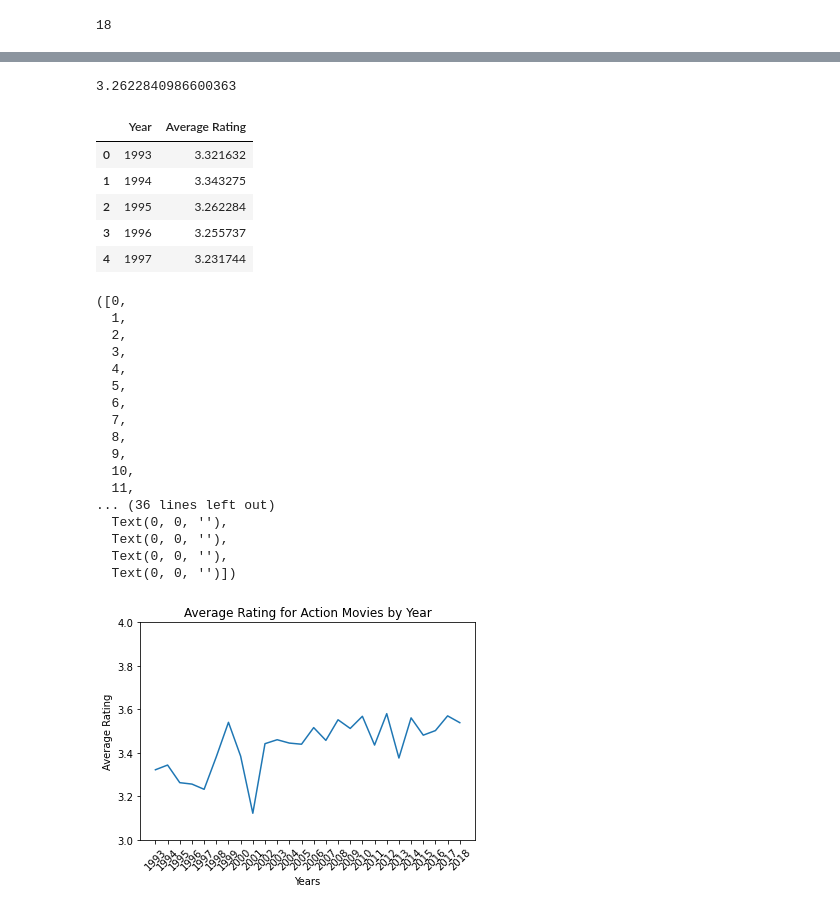
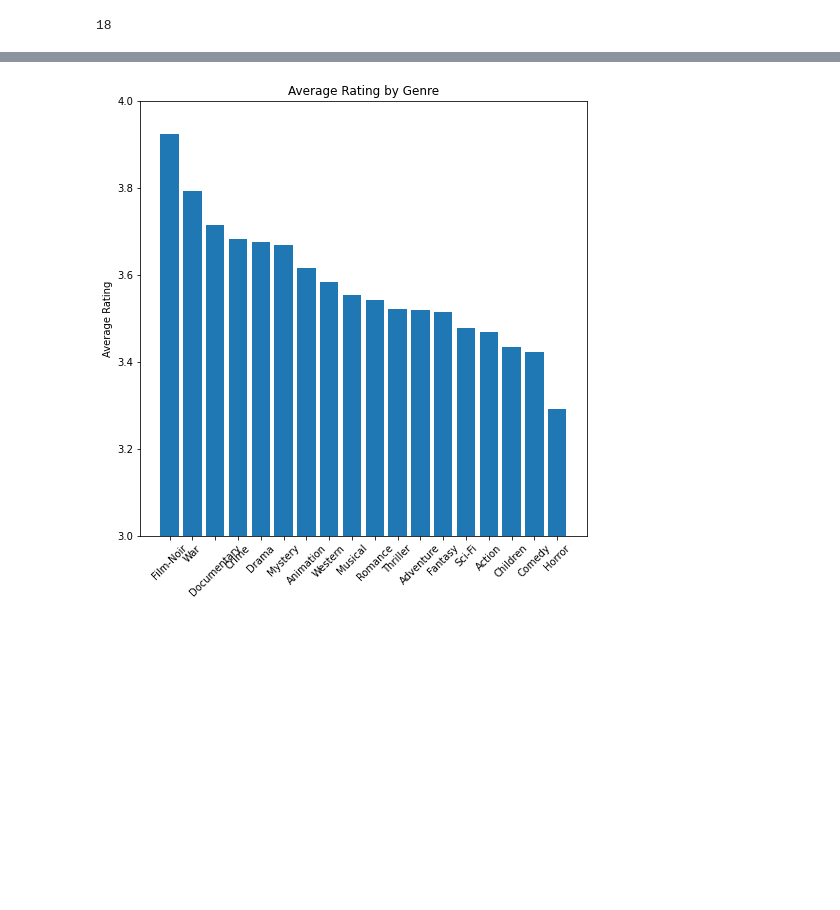
Before and after one commit to blancacarretero/movie-recommendation-engine, a Jupyter notebook: main.ipynb, the cells around one changed output, grey strips where cells are left out. Drawn from its saved outputs; the diff is of its cells as text; code cells hidden in the pictures; blank space fills up the shorter version.

Commit message:
plot function by year, reduced dataset

```diff
--- a/main.ipynb
+++ b/main.ipynb
@@ -171,0 +156,2 @@ movie_ratings.head()
+# %%
+reduced = movie_ratings.sample(1000000)
@@ -171,0 +160,5 @@ movie_ratings.head()
+# %%
+reduced['year'] = reduced.title.str.extract('\((.*)\)')[0]
+
+reduced['release_year'] = reduced['year'].str.split('(').str[-1]
+reduced = reduced.drop(columns = ['year'])
@@ -177,7 +179,7 @@ print(len(genres))
 # %% [output]
 18
 # %%
-def genre_ratings(genre):
-    df = movies_df[movies_df['genres'].str.contains(genre, regex=False)]
-    genre_df = ratings_df.merge(df, how="inner")
-    return genre_df
+# def genre_ratings(genre):
+#     df = movies_df[movies_df['genres'].str.contains(genre, regex=False)]
+#     genre_df = ratings_df.merge(df, how="inner")
+#     return genre_df
@@ -203,0 +186,4 @@ plt.savefig('avg_rating_by_genre.png')
+# %%
+def genre_ratings(genre):
+    df = reduced[reduced['genres'].str.contains(genre, regex=False)]
+    return df
@@ -204,2 +217,12 @@ plt.savefig('avg_rating_by_genre.png')
+# %%
+plt.figure(figsize=(8, 8))
+plt.bar(genre_avg_df['Genre'],genre_avg_df['Average Rating'])
+plt.ylim(3, 4)
+plt.title('Average Rating by Genre')
+plt.ylabel('Average Rating')
+plt.xticks(rotation=45)
+plt.savefig('images/avg_rating_by_genre.png')
+# %% [output]
+[figure, added]
 # %%
 def ratings_by_year(genre, year):
@@ -208,6 +231,2 @@ def ratings_by_year(genre, year):
     avg_rating = year_df.groupby('release_year')['rating'].mean()
     return avg_rating[0]
-# %%
-ratings_by_year('Action','1995')
-# %% [output]
-3.2622840986600363
@@ -229,36 +232,0 @@ ratings_dict_df = pd.DataFrame(ratings_dict)
-# %%
-ratings_dict_df.head()
-# %% [output]
-|  | Year | Average Rating |
-| 0 | 1993 | 3.321632 |
-| 1 | 1994 | 3.343275 |
-| 2 | 1995 | 3.262284 |
-| 3 | 1996 | 3.255737 |
-| 4 | 1997 | 3.231744 |
-# %%
-plt.plot(ratings_dict_df['Year'],ratings_dict_df['Average Rating'])
-plt.ylim(3, 4)
-plt.title('Average Rating for Action Movies by Year')
-plt.ylabel('Average Rating')
-plt.xlabel('Years')
-labels = ratings_dict_df['Year']
-plt.xticks(ratings_dict_df['Year'],rotation=45)
-# %% [output]
-([0,
-  1,
-  2,
-  3,
-  4,
-  5,
-  6,
-  7,
-  8,
-  9,
-  10,
-  11,
-... (36 lines left out)
-  Text(0, 0, ''),
-  Text(0, 0, ''),
-  Text(0, 0, ''),
-  Text(0, 0, '')])
-[figure, removed]
```
Also changed, not shown: parts of 23 cells of this notebook.
